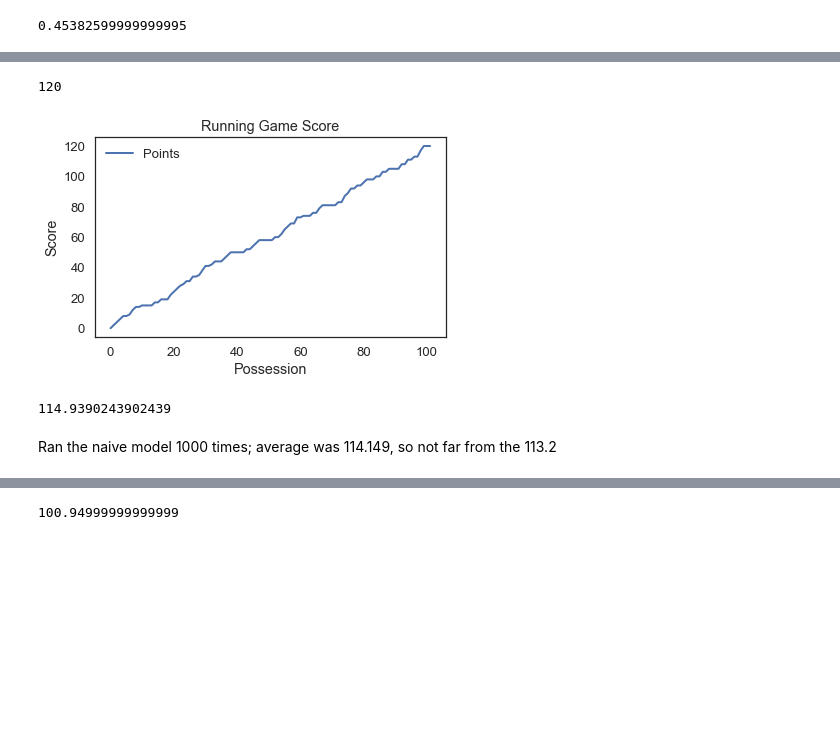
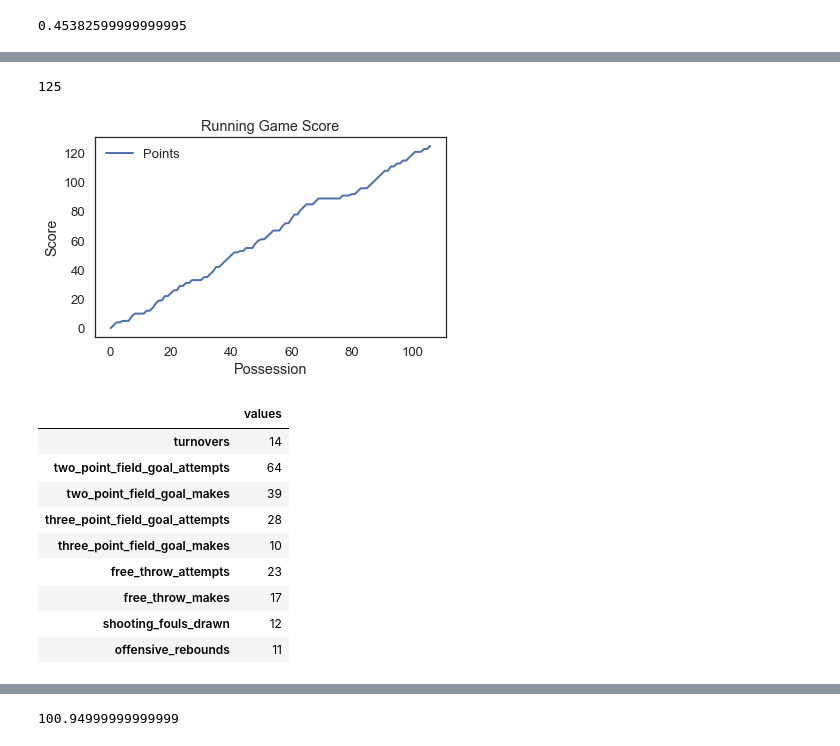
Before and after one commit to ptanofsky/ModSimPy, a Jupyter notebook: FinalProject/FinalProject_v3.ipynb, the cells around one changed output, grey strips where cells are left out. Drawn from its saved outputs; the diff is of its cells as text; code cells hidden in the pictures; blank space fills up the shorter version.

```diff
--- a/FinalProject/FinalProject_v3.ipynb
+++ b/FinalProject/FinalProject_v3.ipynb
@@ -401,11 +396,14 @@ def did_shooting_foul_occur(team):
     result = False
 
     # Retrieve random number
-    rand_num = random.randint(1, 1000)
+    rand_num = np.random.uniform(1, 1000)
 
     # Convert percent to int
     pct = convert_pct_to_int(team.shooting_foul_drawn_pct)
 
+
+    # Hardcoding 50 for test purposes
+    pct = 50
     if (rand_num <= pct):
         result = True
 
@@ -547,7 +546,8 @@ def simulate_3P_FG_attempt_with_shooting_foul_possible(team):
     """
     # result represents the points scored
     result_pts = 0
-    result_miss = False
+    result_miss_fg = False
+    result_miss_ft = False
 
     result_3P_FGA = is_3P_FGA_made(team)
 
@@ -561,12 +561,12 @@ def simulate_3P_FG_attempt_with_shooting_foul_possible(team):
             # simulate free throw attempt
             pts, is_final_FT_missed = simulate_FT_attempts_with_final_FT_result(team_A, 1)
             result_pts += pts
-            result_miss = is_final_FT_missed
+            result_miss_ft = is_final_FT_missed
     else:
         result_pts = 0
-        result_miss = True
+        result_miss_fg = True
 
-    return result_pts, result_miss
+    return result_pts, result_miss_fg, result_miss_ft
 # %%
 # Test simulate_3P_FG_attempt_with_shooting_foul_possible
 simulate_3P_FG_attempt_with_shooting_foul_possible(team_A)
@@ -685,0 +745,14 @@ simulate_possession(team_A)
+# %%
+def combine_poss_stats(poss_stats_running, poss_stats_instance):
+
+    poss_stats_running.turnovers                       += poss_stats_instance.turnovers
+    poss_stats_running.two_point_field_goal_attempts   += poss_stats_instance.two_point_field_goal_attempts
+    poss_stats_running.two_point_field_goal_makes      += poss_stats_instance.two_point_field_goal_makes
+    poss_stats_running.three_point_field_goal_attempts += poss_stats_instance.three_point_field_goal_attempts
+    poss_stats_running.three_point_field_goal_makes    += poss_stats_instance.three_point_field_goal_makes
+    poss_stats_running.free_throw_attempts             += poss_stats_instance.free_throw_attempts
+    poss_stats_running.free_throw_makes                += poss_stats_instance.free_throw_makes
+    poss_stats_running.shooting_fouls_drawn            += poss_stats_instance.shooting_fouls_drawn
+    poss_stats_running.offensive_rebounds              += poss_stats_instance.offensive_rebounds
+
+    return poss_stats_running
@@ -690,38 +800,42 @@ def simulate_game(team):
     """
     score = 0
     score_at_poss = TimeSeries()
+    # Track stats for game
+    game_stats = initialize_game_stats_state()
 
     score_at_poss[0] = score
     for p in range(1, math.ceil(team.pace)+1):
-        score += simulate_possession(team)
+        poss_pts, poss_stats = simulate_possession(team)
+        score += poss_pts
         score_at_poss[p] = score
 
-    return score_at_poss
+        game_stats = combine_poss_stats(game_stats, poss_stats)
+
+    return score_at_poss, game_stats
 # %%
 # Test simulate_game
-game = simulate_game(team_A)
+game_score, game_stats = simulate_game(team_A)
 
-plot(game, label='Points')
+plot(game_score, label='Points')
 
 decorate(title='Running Game Score',
          xlabel='Possession',
          ylabel='Score')
 
-game.max()
+game_score.max()
 # %% [output]
-120
+125
-[figure, old version]
+[figure, new version]
-# %%
-# Let's find the average score for Team A (Spurs) ... should be about 113
-# Validation of the simulate_game model
-results = TimeSeries()
-
-for g in range(1, 83):
-    game = simulate_game(team_A)
-    results[g] = game.max()
-
-results.mean()
-# %% [output]
-114.9390243902439
-# %% [markdown]
-Ran the naive model 1000 times; average was 114.149, so not far from the 113.2
+# %%
+game_stats
+# %% [output]
+|  | values |
+| turnovers | 14 |
+| two_point_field_goal_attempts | 64 |
+| two_point_field_goal_makes | 39 |
+| three_point_field_goal_attempts | 28 |
+| three_point_field_goal_makes | 10 |
+| free_throw_attempts | 23 |
+| free_throw_makes | 17 |
+| shooting_fouls_drawn | 12 |
+| offensive_rebounds | 11 |
```
Also changed, not shown: parts of 33 cells of this notebook, 3 other files.
